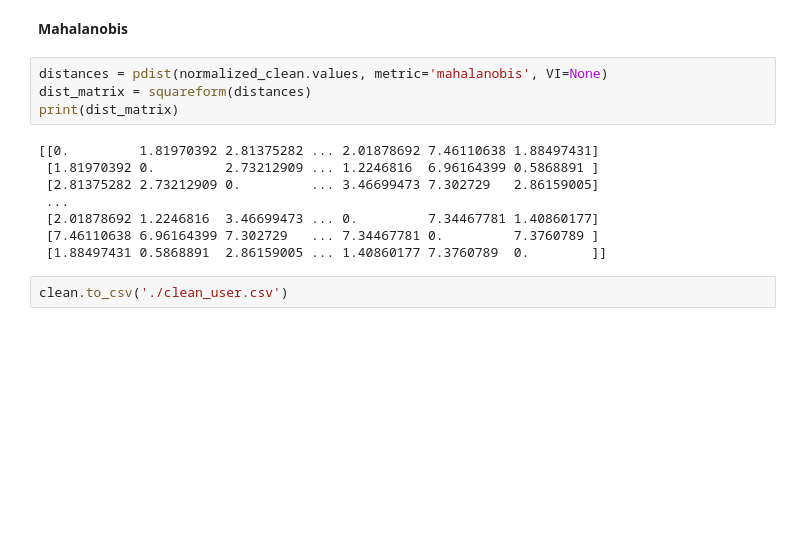
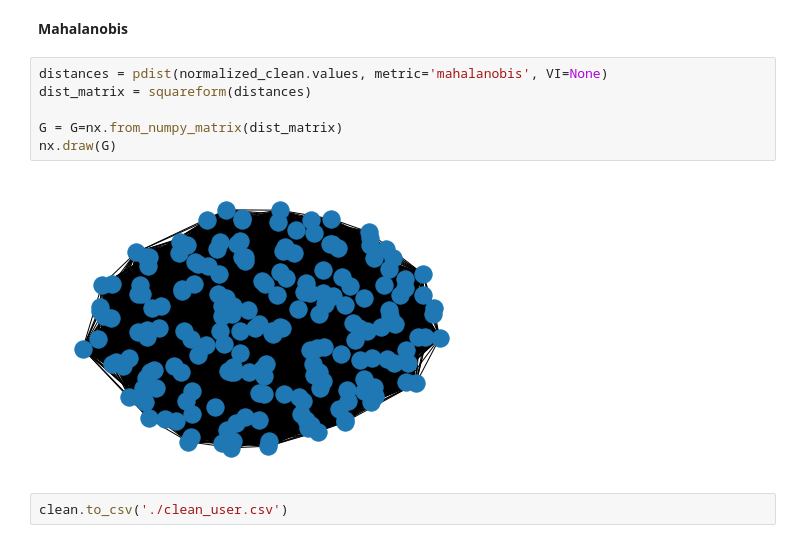
Before and after one commit to Addma/EECS4412-Project, a Jupyter notebook: task5.ipynb, the cells around one changed output. Cells and saved outputs as stored; diff of their text form; blank space fills up the shorter version.

```diff
--- a/task5.ipynb
+++ b/task5.ipynb
@@ -68,14 +70,10 @@ print(dist_matrix)
 # %%
 distances = pdist(normalized_clean.values, metric='mahalanobis', VI=None)
 dist_matrix = squareform(distances)
-print(dist_matrix)
+
+G = G=nx.from_numpy_matrix(dist_matrix)
+nx.draw(G)
 # %% [output]
-[[0.         1.81970392 2.81375282 ... 2.01878692 7.46110638 1.88497431]
- [1.81970392 0.         2.73212909 ... 1.2246816  6.96164399 0.5868891 ]
- [2.81375282 2.73212909 0.         ... 3.46699473 7.302729   2.86159005]
- ...
- [2.01878692 1.2246816  3.46699473 ... 0.         7.34467781 1.40860177]
- [7.46110638 6.96164399 7.302729   ... 7.34467781 0.         7.3760789 ]
- [1.88497431 0.5868891  2.86159005 ... 1.40860177 7.3760789  0.        ]]
+[figure, added]
 # %%
 clean.to_csv('./clean_user.csv')
```
Also changed, not shown: parts of 4 cells of this notebook, 4 other files.
